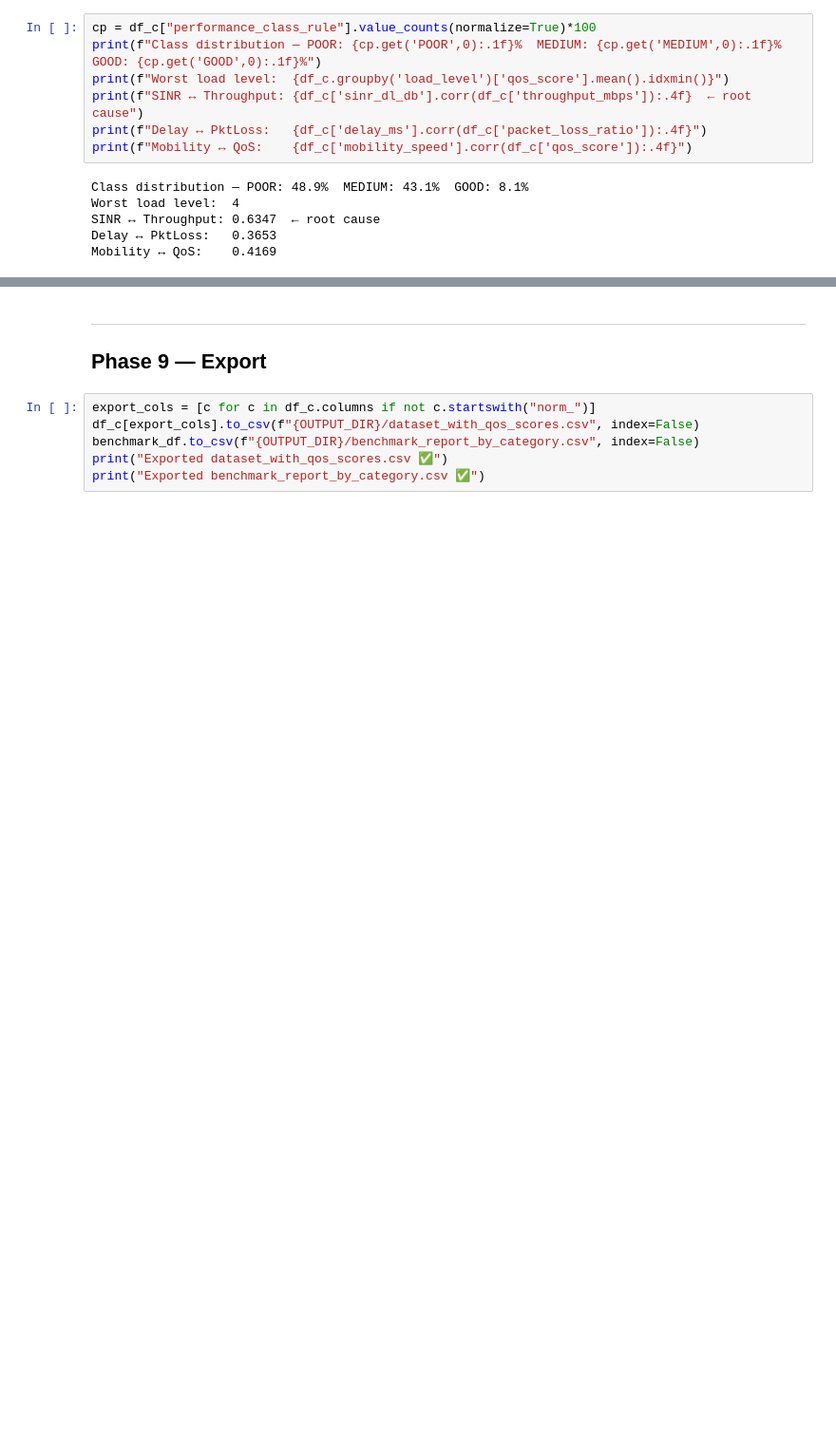
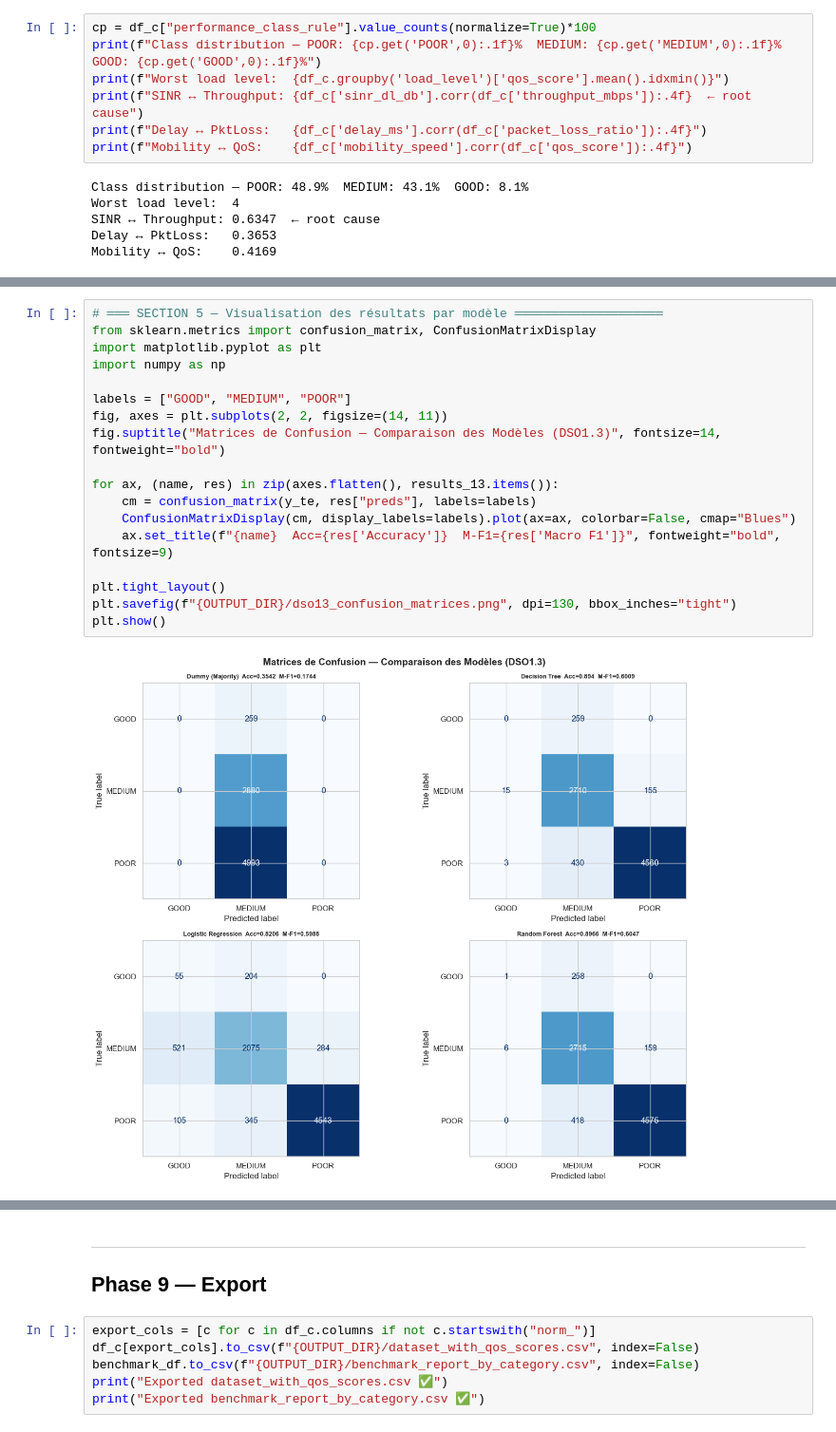
Before and after one commit to khairovic/QosBuddy-, a Jupyter notebook: QoSBuddy_DSO1.3_Benchmarking.ipynb, the cells around one changed output, grey strips where cells are left out. Shown at 95% size. Drawn from its saved outputs; the diff is of its cells as text; blank space fills up the shorter version.

```diff
--- a/QoSBuddy_DSO1.3_Benchmarking.ipynb
+++ b/QoSBuddy_DSO1.3_Benchmarking.ipynb
@@ -380,0 +478,20 @@ Mobility ↔ QoS:    0.4169
+# %%
+# ═══ SECTION 5 — Visualisation des résultats par modèle ════════════════════
+from sklearn.metrics import confusion_matrix, ConfusionMatrixDisplay
+import matplotlib.pyplot as plt
+import numpy as np
+
+labels = ["GOOD", "MEDIUM", "POOR"]
+fig, axes = plt.subplots(2, 2, figsize=(14, 11))
+fig.suptitle("Matrices de Confusion — Comparaison des Modèles (DSO1.3)", fontsize=14, fontweight="bold")
+
+for ax, (name, res) in zip(axes.flatten(), results_13.items()):
+    cm = confusion_matrix(y_te, res["preds"], labels=labels)
+    ConfusionMatrixDisplay(cm, display_labels=labels).plot(ax=ax, colorbar=False, cmap="Blues")
+    ax.set_title(f"{name}  Acc={res['Accuracy']}  M-F1={res['Macro F1']}", fontweight="bold", fontsize=9)
+
+plt.tight_layout()
+plt.savefig(f"{OUTPUT_DIR}/dso13_confusion_matrices.png", dpi=130, bbox_inches="tight")
+plt.show()
+# %% [output]
+[figure, added]
```
Also changed, not shown: parts of 6 cells of this notebook, 1 other file.
